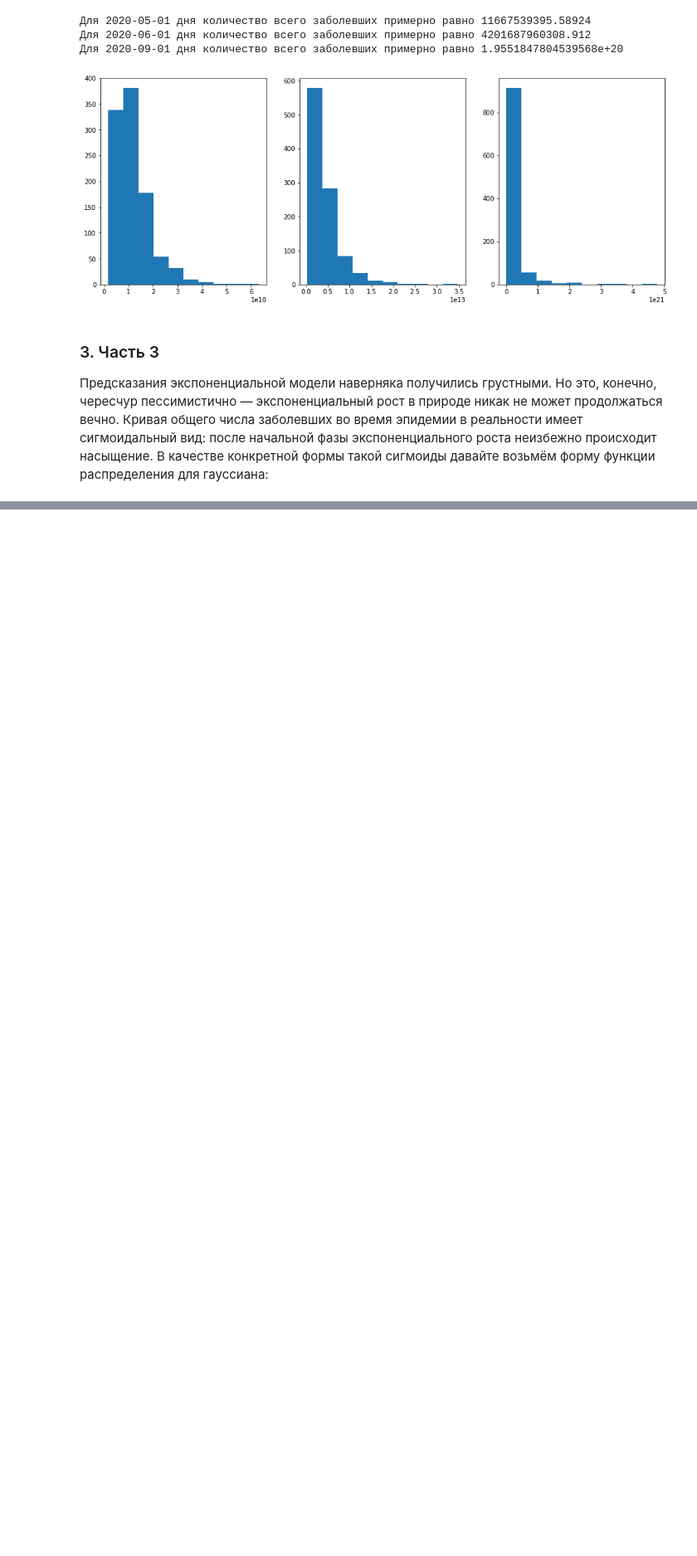
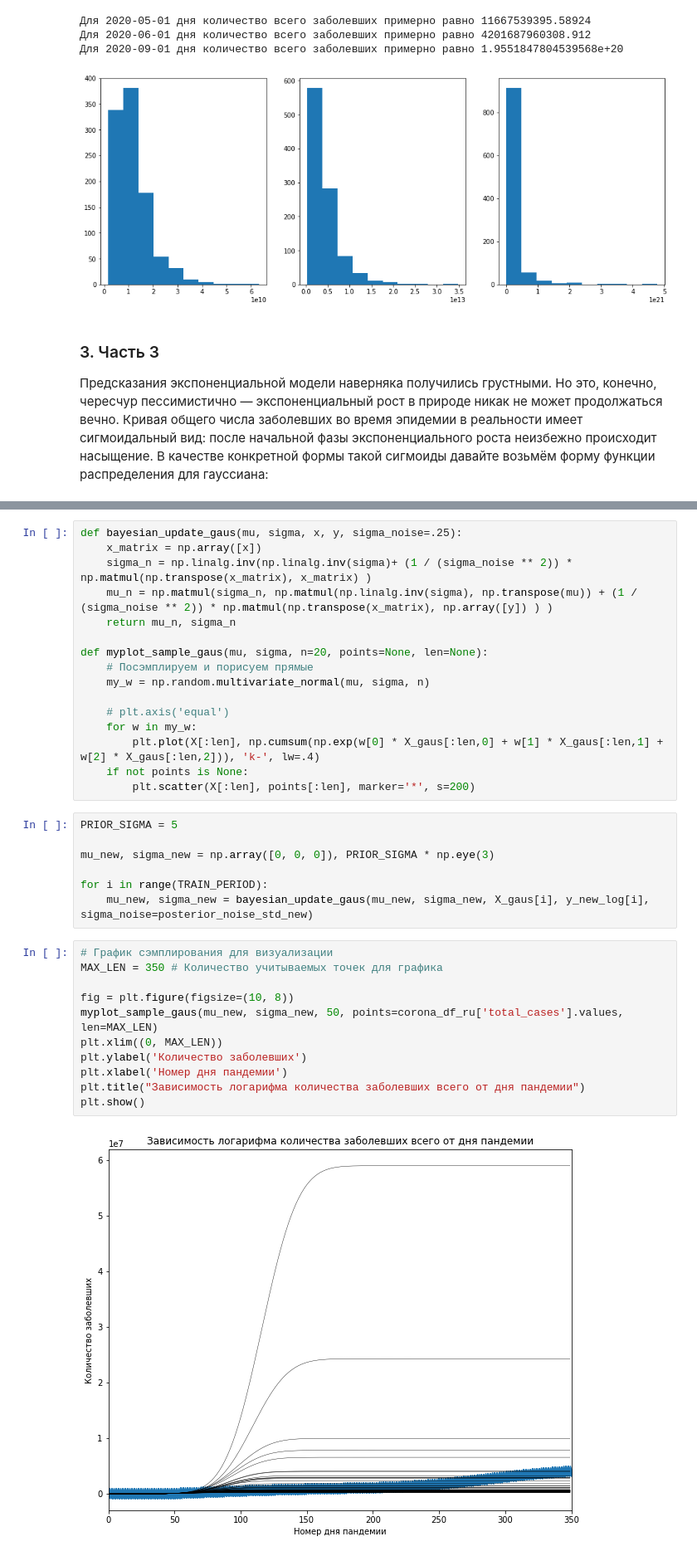
Before and after one commit to MaximSinyaev/made_ml_2, a Jupyter notebook: hw1/HW1.ipynb, the cells around one changed output, grey strips where cells are left out. Shown at 83% size. Cells and saved outputs as stored; diff of their text form; blank space fills up the shorter version.

```diff
--- a/hw1/HW1.ipynb
+++ b/hw1/HW1.ipynb
@@ -423,0 +495,36 @@ for i, point in enumerate(points):
+# %%
+def bayesian_update_gaus(mu, sigma, x, y, sigma_noise=.25):
+    x_matrix = np.array([x])
+    sigma_n = np.linalg.inv(np.linalg.inv(sigma)+ (1 / (sigma_noise ** 2)) * np.matmul(np.transpose(x_matrix), x_matrix) )
+    mu_n = np.matmul(sigma_n, np.matmul(np.linalg.inv(sigma), np.transpose(mu)) + (1 / (sigma_noise ** 2)) * np.matmul(np.transpose(x_matrix), np.array([y]) ) )
+    return mu_n, sigma_n
+
+def myplot_sample_gaus(mu, sigma, n=20, points=None, len=None):
+    # Посэмплируем и порисуем прямые
+    my_w = np.random.multivariate_normal(mu, sigma, n)
+
+    # plt.axis('equal')
+    for w in my_w:
+        plt.plot(X[:len], np.cumsum(np.exp(w[0] * X_gaus[:len,0] + w[1] * X_gaus[:len,1] + w[2] * X_gaus[:len,2])), 'k-', lw=.4)
+    if not points is None:
+        plt.scatter(X[:len], points[:len], marker='*', s=200)
+# %%
+PRIOR_SIGMA = 5
+
+mu_new, sigma_new = np.array([0, 0, 0]), PRIOR_SIGMA * np.eye(3)
+
+for i in range(TRAIN_PERIOD):
+    mu_new, sigma_new = bayesian_update_gaus(mu_new, sigma_new, X_gaus[i], y_new_log[i], sigma_noise=posterior_noise_std_new)
+# %%
+# График сэмплирования для визуализации
+MAX_LEN = 350 # Количество учитываемых точек для графика
+
+fig = plt.figure(figsize=(10, 8))
+myplot_sample_gaus(mu_new, sigma_new, 50, points=corona_df_ru['total_cases'].values, len=MAX_LEN)
+plt.xlim((0, MAX_LEN))
+plt.ylabel('Количество заболевших')
+plt.xlabel('Номер дня пандемии')
+plt.title("Зависимость логарифма количества заболевших всего от дня пандемии")
+plt.show()
+# %% [output]
+[figure, added]
```
Also changed, not shown: parts of 15 cells of this notebook.
